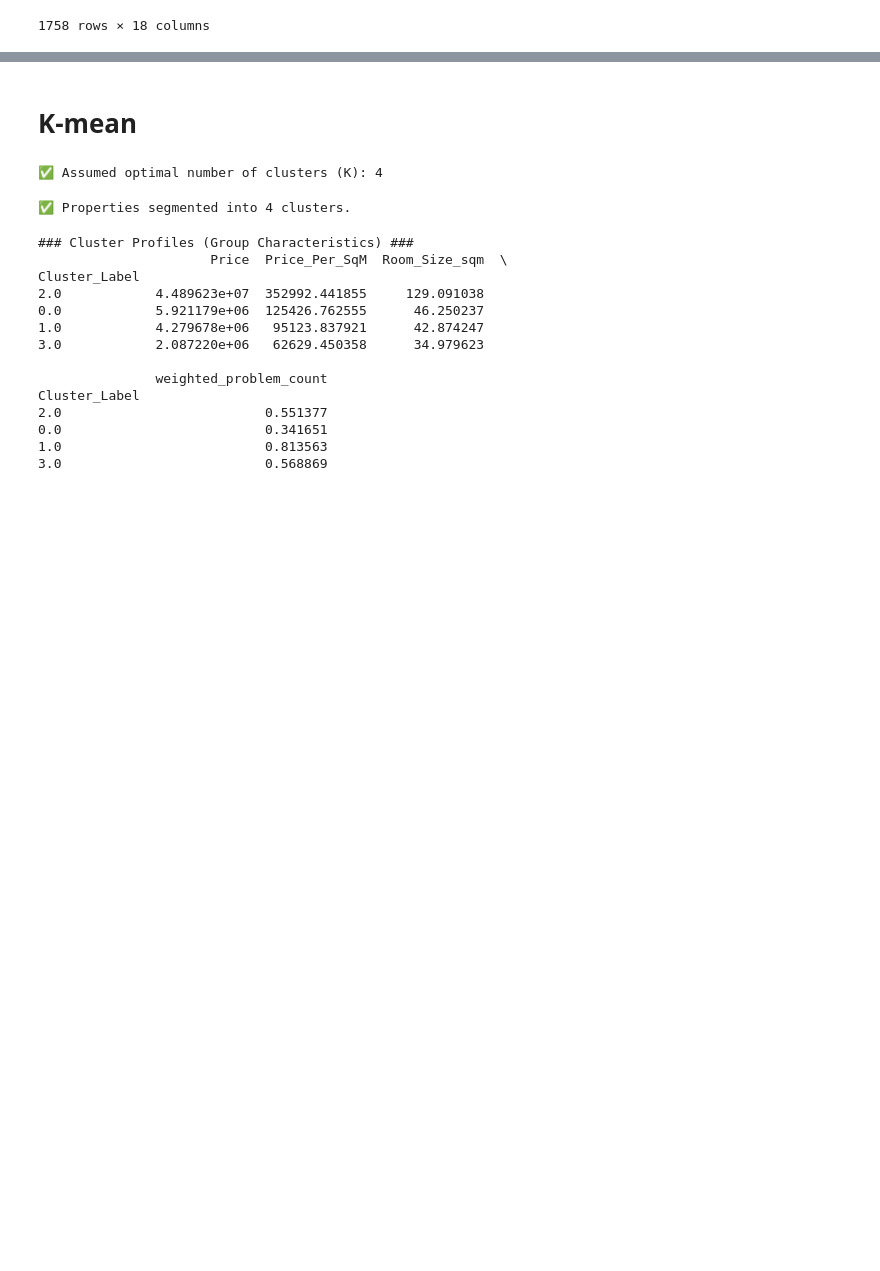
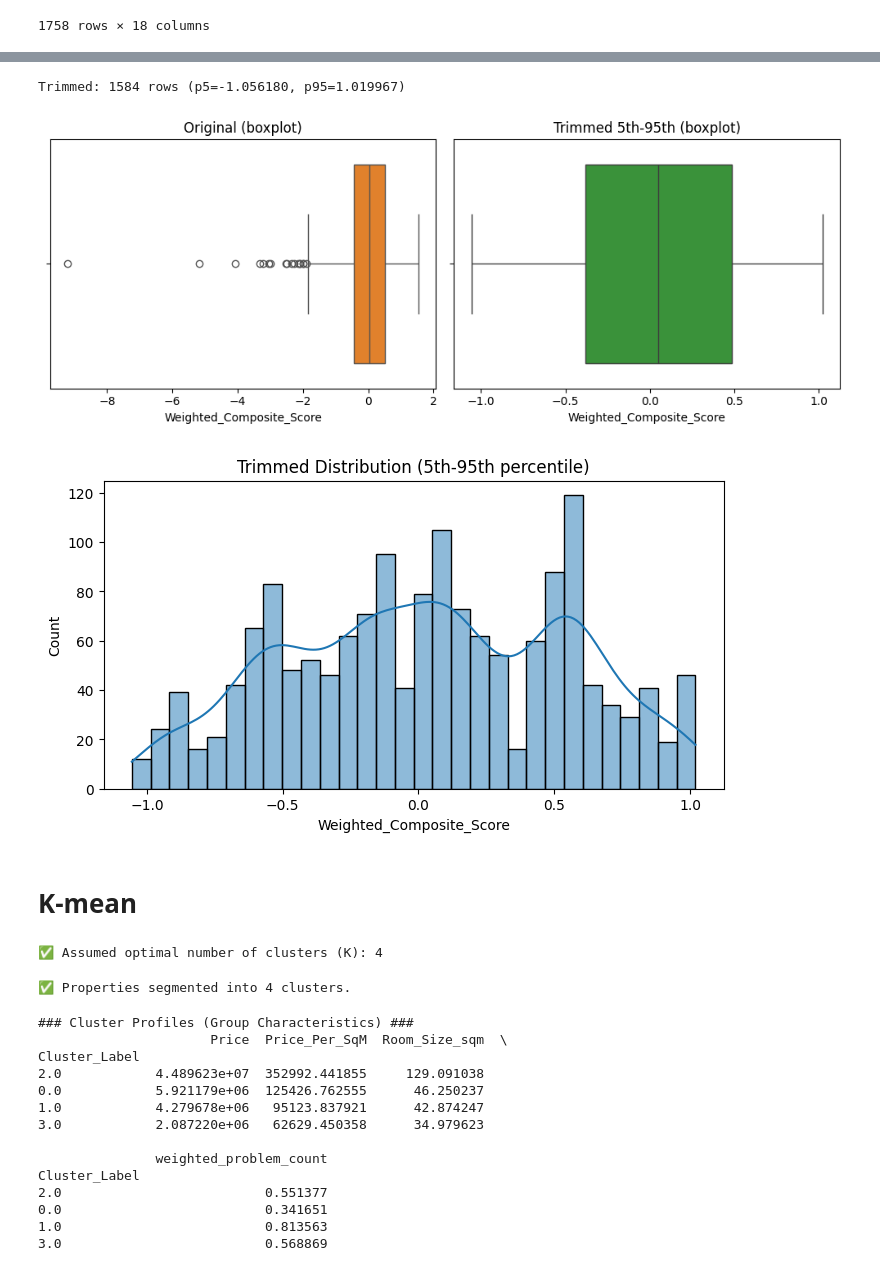
Before and after one commit to ApiwitJoey/DSDE_SING_WATER_2025, a Jupyter notebook: AI/V3.ipynb, the cells around one changed output, grey strips where cells are left out. Cells and saved outputs as stored; diff of their text form; code cells hidden in the pictures; blank space fills up the shorter version.

```diff
--- a/AI/V3.ipynb
+++ b/AI/V3.ipynb
@@ -356,3 +370,43 @@ df_ranked.sort_values(by='Weighted_Composite_Score', ascending=False)
+# %%
+# ...existing code...
+score_col = 'Weighted_Composite_Score'
+
+# compute p5/p95 on non-NA values
+score_series = df_pca[score_col].dropna()
+p5 = score_series.quantile(0.05)
+p95 = score_series.quantile(0.95)
+
+# filter rows between p5 and p95 (inclusive)
+df_pca_trim = df_pca[(df_pca[score_col] >= p5) & (df_pca[score_col] <= p95)].copy()
+df_pca_trim = df_pca_trim.reset_index(drop=True)
+
+print(f"Trimmed: {len(df_pca_trim)} rows (p5={p5:.6f}, p95={p95:.6f})")
+
+# quick comparison plots
+import matplotlib.pyplot as plt
+import seaborn as sns
+
+plt.figure(figsize=(10,4))
+plt.subplot(1,2,1)
+sns.boxplot(x=df_pca[score_col].dropna(), color='C1')
+plt.title('Original (boxplot)')
+
+plt.subplot(1,2,2)
+sns.boxplot(x=df_pca_trim[score_col].dropna(), color='C2')
+plt.title('Trimmed 5th-95th (boxplot)')
+plt.tight_layout()
+plt.show()
+
+plt.figure(figsize=(8,4))
+sns.histplot(df_pca_trim[score_col].dropna(), kde=True, bins=30)
+plt.title('Trimmed Distribution (5th-95th percentile)')
+plt.xlabel(score_col)
+plt.show()
+# ...existing code...
+# %% [output]
+Trimmed: 1584 rows (p5=-1.056180, p95=1.019967)
+[figure, added]
+[figure, added]
 # %% [markdown]
 # K-mean
 # %%
```
Also changed, not shown: parts of 14 cells of this notebook.
